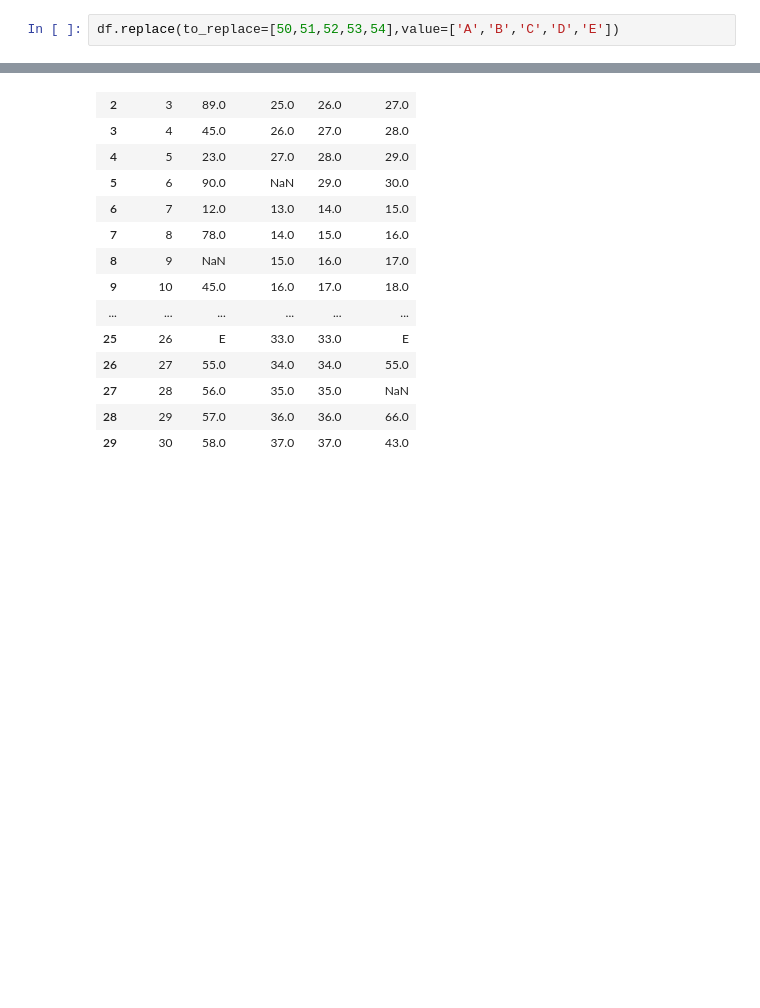
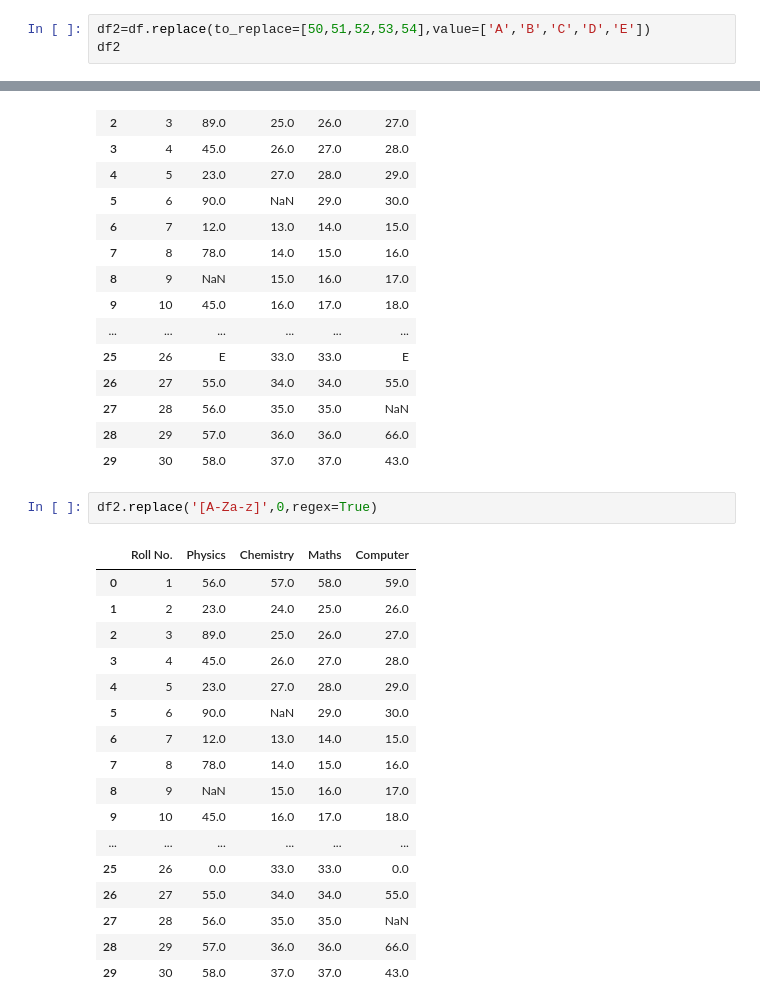
Before and after one commit to Sirishamahadevuni/Data-Visualization, a Jupyter notebook: pandas/pd_replace.ipynb, the cells around one changed output, grey strips where cells are left out. Saved outputs shown, nothing was run; the diff lists cells and outputs as text; blank space fills up the shorter version.

```diff
--- a/pandas/pd_replace.ipynb
+++ b/pandas/pd_replace.ipynb
@@ -71,7 +71,8 @@ df.replace(to_replace=[50,51,52,53,54,55,56,37,58],value='A')
 | 28 | 29 | 57.0 | 36.0 | 36.0 | 66.0 |
 | 29 | 30 | A | A | A | 43.0 |
 # %%
-df.replace(to_replace=[50,51,52,53,54],value=['A','B','C','D','E'])
+df2=df.replace(to_replace=[50,51,52,53,54],value=['A','B','C','D','E'])
+df2
 # %% [output]
 |  | Roll No. | Physics | Chemistry | Maths | Computer |
 | 0 | 1 | 56.0 | 57.0 | 58.0 | 59.0 |
@@ -90,3 +91,23 @@ df.replace(to_replace=[50,51,52,53,54],value=['A','B','C','D','E'])
 | 27 | 28 | 56.0 | 35.0 | 35.0 | NaN |
 | 28 | 29 | 57.0 | 36.0 | 36.0 | 66.0 |
 | 29 | 30 | 58.0 | 37.0 | 37.0 | 43.0 |
+# %%
+df2.replace('[A-Za-z]',0,regex=True)
+# %% [output]
+|  | Roll No. | Physics | Chemistry | Maths | Computer |
+| 0 | 1 | 56.0 | 57.0 | 58.0 | 59.0 |
+| 1 | 2 | 23.0 | 24.0 | 25.0 | 26.0 |
+| 2 | 3 | 89.0 | 25.0 | 26.0 | 27.0 |
+| 3 | 4 | 45.0 | 26.0 | 27.0 | 28.0 |
+| 4 | 5 | 23.0 | 27.0 | 28.0 | 29.0 |
+| 5 | 6 | 90.0 | NaN | 29.0 | 30.0 |
+| 6 | 7 | 12.0 | 13.0 | 14.0 | 15.0 |
+| 7 | 8 | 78.0 | 14.0 | 15.0 | 16.0 |
+| 8 | 9 | NaN | 15.0 | 16.0 | 17.0 |
+| 9 | 10 | 45.0 | 16.0 | 17.0 | 18.0 |
+| ... | ... | ... | ... | ... | ... |
+| 25 | 26 | 0.0 | 33.0 | 33.0 | 0.0 |
+| 26 | 27 | 55.0 | 34.0 | 34.0 | 55.0 |
+| 27 | 28 | 56.0 | 35.0 | 35.0 | NaN |
+| 28 | 29 | 57.0 | 36.0 | 36.0 | 66.0 |
+| 29 | 30 | 58.0 | 37.0 | 37.0 | 43.0 |
```
Also changed, not shown: parts of 1 cell of this notebook, 4 other files.
